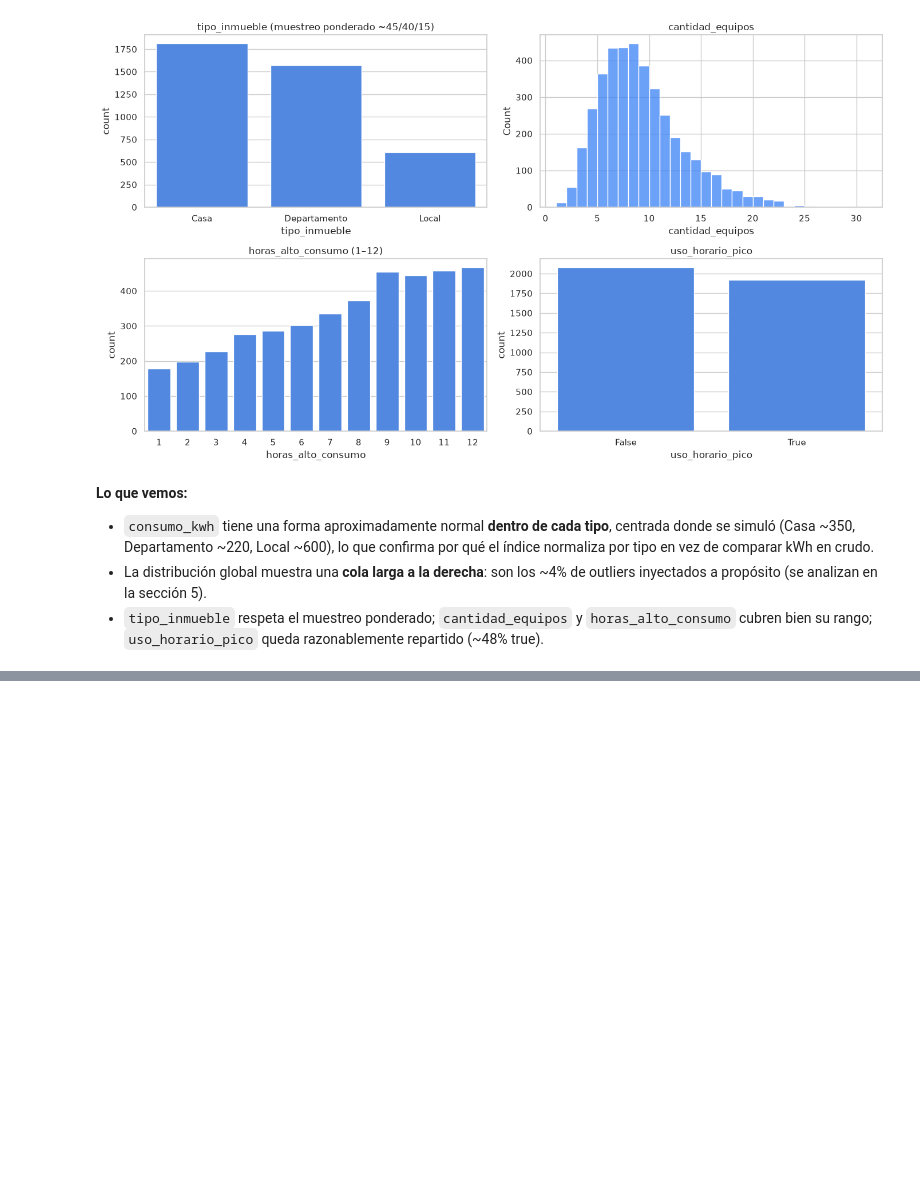
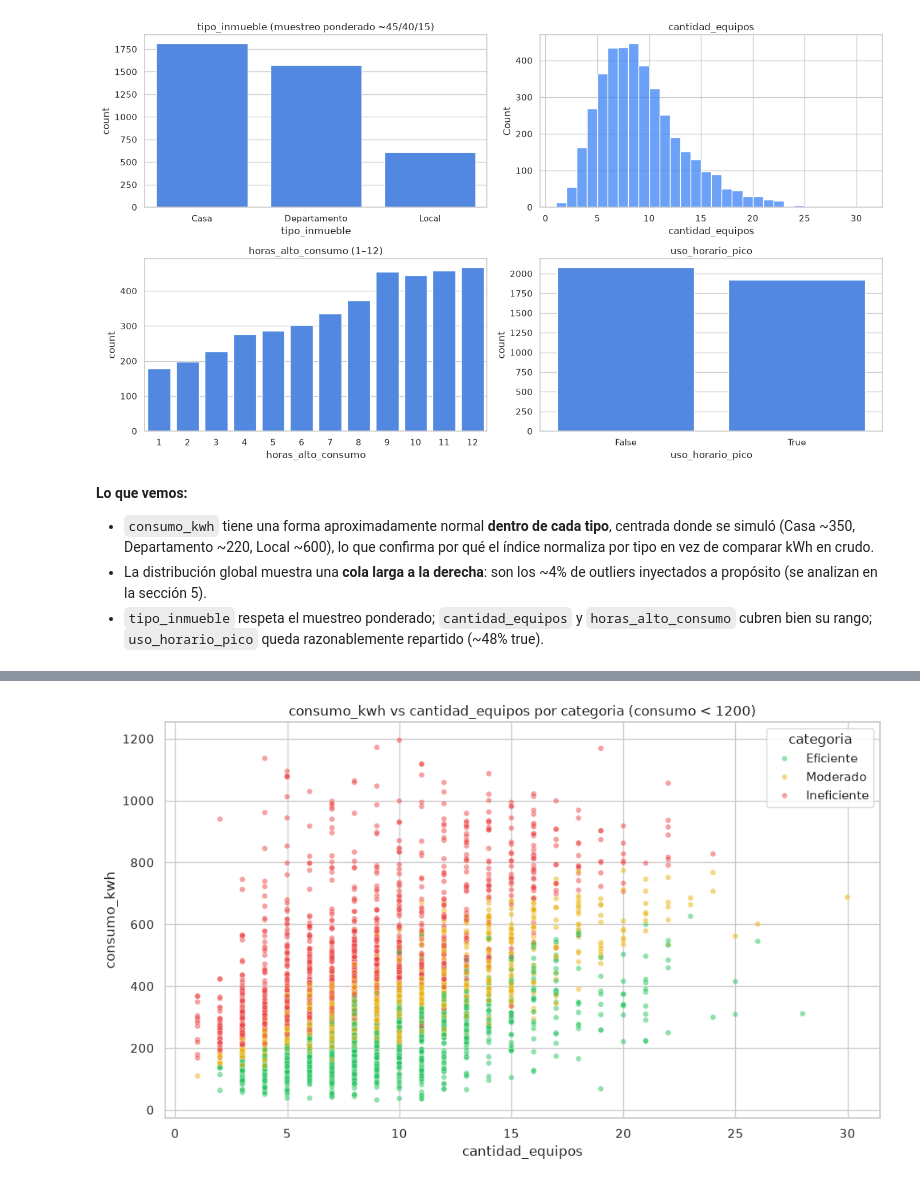
Before and after one commit to No-Country-simulation/G9-LATAM-Team-36, a Jupyter notebook: data-science/notebooks/01_eda_y_criterios.ipynb, the cells around one changed output, grey strips where cells are left out. Saved outputs shown, nothing was run; the diff lists cells and outputs as text; code cells hidden in the pictures; blank space fills up the shorter version.

```diff
--- a/data-science/notebooks/01_eda_y_criterios.ipynb
+++ b/data-science/notebooks/01_eda_y_criterios.ipynb
@@ -168,0 +203,13 @@ plt.show()
+# %%
+# Consumo vs cantidad de equipos, coloreado por categoria.
+# Se acota el eje x a consumos < 1200 kWh para legibilidad (los outliers van aparte).
+sub = df[df["consumo_kwh"] < 1200]
+fig, ax = plt.subplots(figsize=(10, 6))
+sns.scatterplot(x="cantidad_equipos", y="consumo_kwh", hue="categoria",
+                hue_order=ORDEN_CAT, palette=PALETA_CAT, data=sub, alpha=0.5, s=25, ax=ax)
+ax.set_title("consumo_kwh vs cantidad_equipos por categoria (consumo < 1200)")
+ax.legend(title="categoria")
+plt.tight_layout()
+plt.show()
+# %% [output]
+[figure, added]
```
Also changed, not shown: parts of 7 cells of this notebook.
